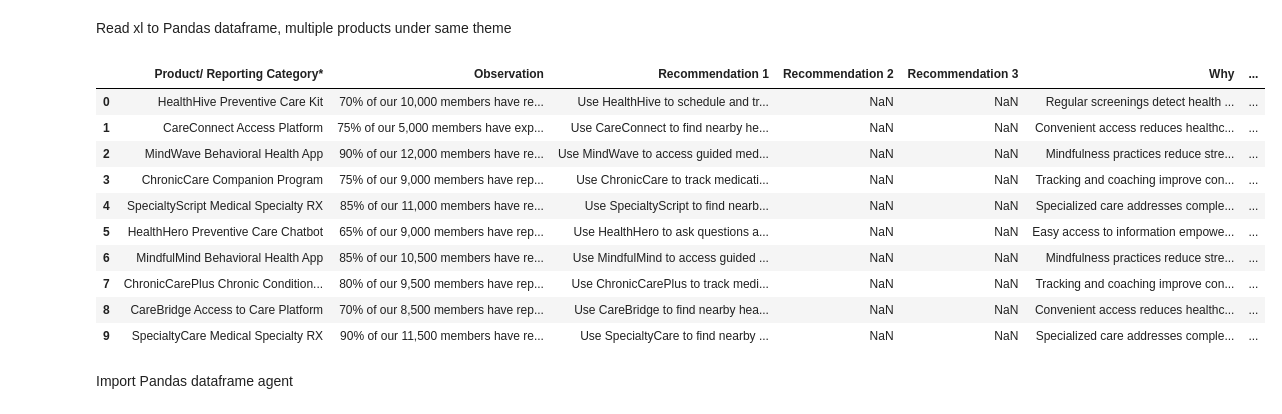
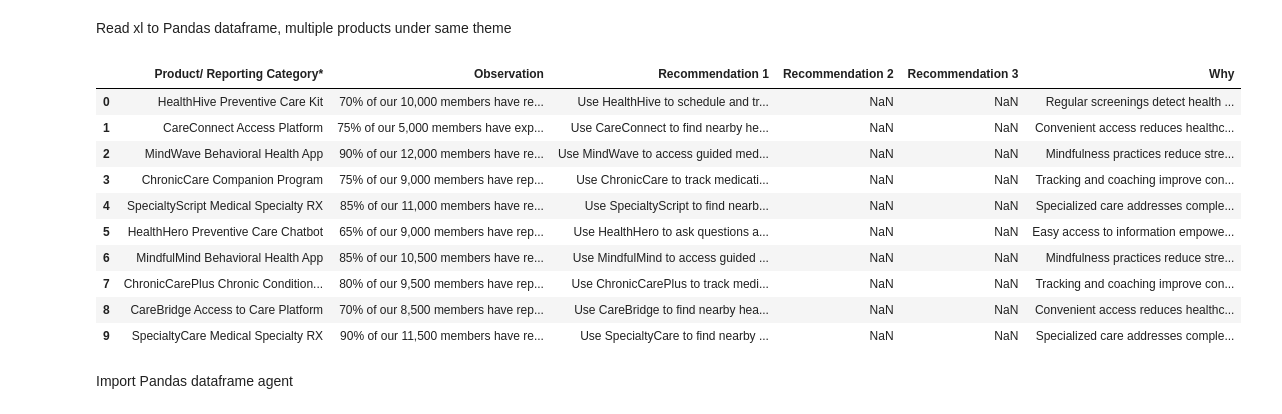
Before and after one commit to dileepbarla/llm_workspace, a Jupyter notebook: agents/pandas_agent.ipynb, the cells around one changed output. Cells and saved outputs as stored; diff of their text form; code cells hidden in the pictures.

```diff
--- a/agents/pandas_agent.ipynb
+++ b/agents/pandas_agent.ipynb
@@ -29,20 +29,20 @@ True
 Read xl to Pandas dataframe, multiple products under same theme
 # %%
 import pandas as pd
-mock_df = pd.read_excel("xlfiles/mock_recomm_library_latest.xlsx")
+mock_df = pd.read_excel("xlfiles/mock_recomm_library_lat.xlsx")
 mock_df
 # %% [output]
-|  | Product/ Reporting Category* | Observation | Recommendation 1 | Recommendation 2 | Recommendation 3 | Why | ... |
-| 0 | HealthHive Preventive Care Kit | 70% of our 10,000 members have re... | Use HealthHive to schedule and tr... | NaN | NaN | Regular screenings detect health ... | ... |
-| 1 | CareConnect Access Platform | 75% of our 5,000 members have exp... | Use CareConnect to find nearby he... | NaN | NaN | Convenient access reduces healthc... | ... |
-| 2 | MindWave Behavioral Health App | 90% of our 12,000 members have re... | Use MindWave to access guided med... | NaN | NaN | Mindfulness practices reduce stre... | ... |
-| 3 | ChronicCare Companion Program | 75% of our 9,000 members have rep... | Use ChronicCare to track medicati... | NaN | NaN | Tracking and coaching improve con... | ... |
-| 4 | SpecialtyScript Medical Specialty RX | 85% of our 11,000 members have re... | Use SpecialtyScript to find nearb... | NaN | NaN | Specialized care addresses comple... | ... |
-| 5 | HealthHero Preventive Care Chatbot | 65% of our 9,000 members have rep... | Use HealthHero to ask questions a... | NaN | NaN | Easy access to information empowe... | ... |
-| 6 | MindfulMind Behavioral Health App | 85% of our 10,500 members have re... | Use MindfulMind to access guided ... | NaN | NaN | Mindfulness practices reduce stre... | ... |
-| 7 | ChronicCarePlus Chronic Condition... | 80% of our 9,500 members have rep... | Use ChronicCarePlus to track medi... | NaN | NaN | Tracking and coaching improve con... | ... |
-| 8 | CareBridge Access to Care Platform | 70% of our 8,500 members have rep... | Use CareBridge to find nearby hea... | NaN | NaN | Convenient access reduces healthc... | ... |
-| 9 | SpecialtyCare Medical Specialty RX | 90% of our 11,500 members have re... | Use SpecialtyCare to find nearby ... | NaN | NaN | Specialized care addresses comple... | ... |
+|  | Product/ Reporting Category* | Observation | Recommendation 1 | Recommendation 2 | Recommendation 3 | Why |
+| 0 | HealthHive Preventive Care Kit | 70% of our 10,000 members have re... | Use HealthHive to schedule and tr... | NaN | NaN | Regular screenings detect health ... |
+| 1 | CareConnect Access Platform | 75% of our 5,000 members have exp... | Use CareConnect to find nearby he... | NaN | NaN | Convenient access reduces healthc... |
+| 2 | MindWave Behavioral Health App | 90% of our 12,000 members have re... | Use MindWave to access guided med... | NaN | NaN | Mindfulness practices reduce stre... |
+| 3 | ChronicCare Companion Program | 75% of our 9,000 members have rep... | Use ChronicCare to track medicati... | NaN | NaN | Tracking and coaching improve con... |
+| 4 | SpecialtyScript Medical Specialty RX | 85% of our 11,000 members have re... | Use SpecialtyScript to find nearb... | NaN | NaN | Specialized care addresses comple... |
+| 5 | HealthHero Preventive Care Chatbot | 65% of our 9,000 members have rep... | Use HealthHero to ask questions a... | NaN | NaN | Easy access to information empowe... |
+| 6 | MindfulMind Behavioral Health App | 85% of our 10,500 members have re... | Use MindfulMind to access guided ... | NaN | NaN | Mindfulness practices reduce stre... |
+| 7 | ChronicCarePlus Chronic Condition... | 80% of our 9,500 members have rep... | Use ChronicCarePlus to track medi... | NaN | NaN | Tracking and coaching improve con... |
+| 8 | CareBridge Access to Care Platform | 70% of our 8,500 members have rep... | Use CareBridge to find nearby hea... | NaN | NaN | Convenient access reduces healthc... |
+| 9 | SpecialtyCare Medical Specialty RX | 90% of our 11,500 members have re... | Use SpecialtyCare to find nearby ... | NaN | NaN | Specialized care addresses comple... |
 # %% [markdown]
 Import Pandas dataframe agent
 # %%
```
Also changed, not shown: parts of 8 cells of this notebook.
